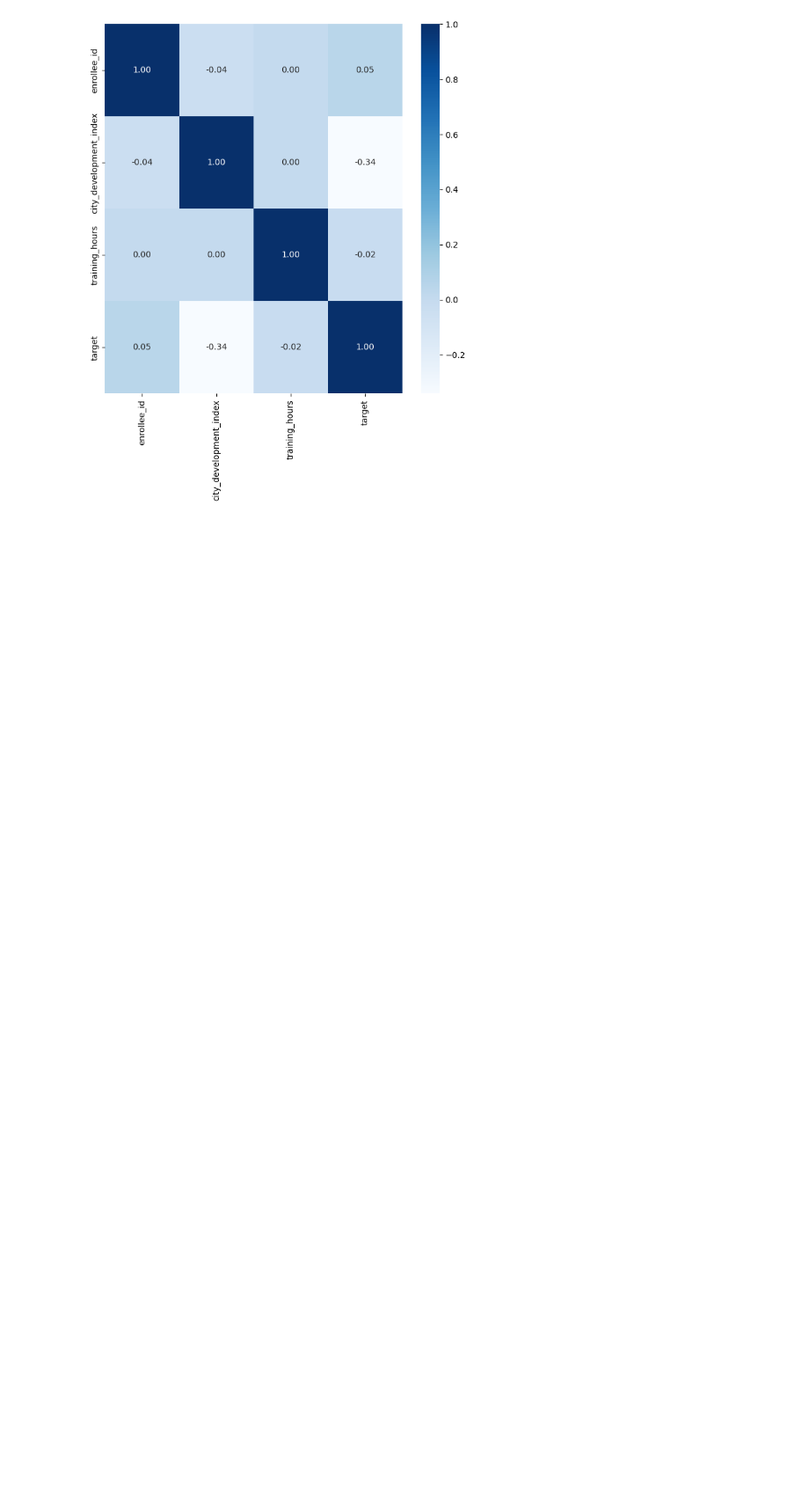
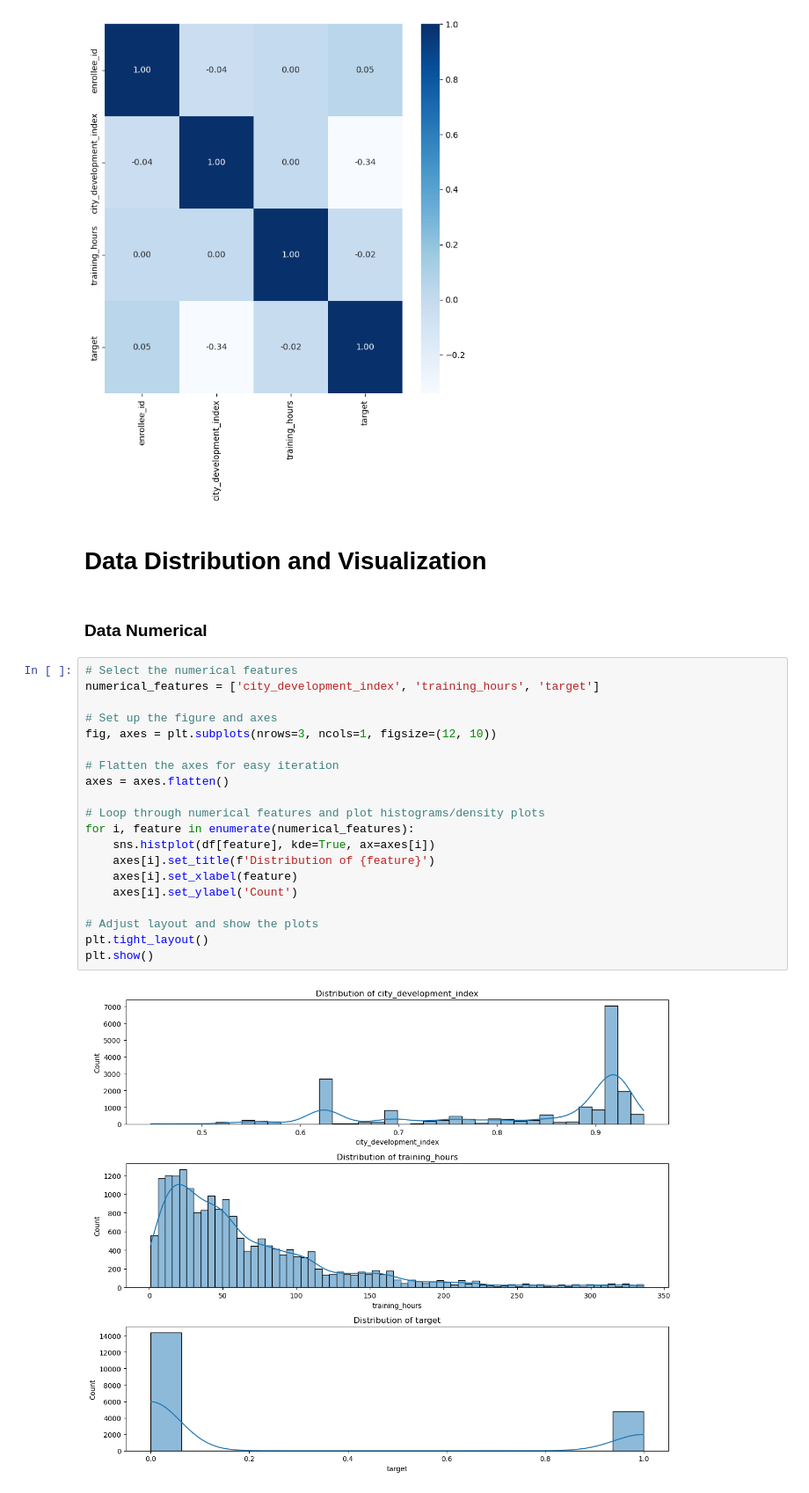
Before and after one commit to fachri34/Final-Project-Data-Science, a Jupyter notebook: HR Analytics.ipynb, the cells around one changed output. Shown at 88% size. Cells and saved outputs as stored; diff of their text form; blank space fills up the shorter version.

Commit message:
menambahkan beberapa  visualisasi

```diff
--- a/HR Analytics.ipynb
+++ b/HR Analytics.ipynb
@@ -101,3 +101,29 @@ sns.heatmap(df.corr(), cmap='Blues', annot=True, fmt='.2f')
 # %% [output]
 <Axes: >
 [figure]
+# %% [markdown]
+# Data Distribution and Visualization
+# %% [markdown]
+### Data Numerical
+# %%
+# Select the numerical features
+numerical_features = ['city_development_index', 'training_hours', 'target']
+
+# Set up the figure and axes
+fig, axes = plt.subplots(nrows=3, ncols=1, figsize=(12, 10))
+
+# Flatten the axes for easy iteration
+axes = axes.flatten()
+
+# Loop through numerical features and plot histograms/density plots
+for i, feature in enumerate(numerical_features):
+    sns.histplot(df[feature], kde=True, ax=axes[i])
+    axes[i].set_title(f'Distribution of {feature}')
+    axes[i].set_xlabel(feature)
+    axes[i].set_ylabel('Count')
+
+# Adjust layout and show the plots
+plt.tight_layout()
+plt.show()
+# %% [output]
+[figure, added]
```
Also changed, not shown: parts of 19 cells of this notebook.
